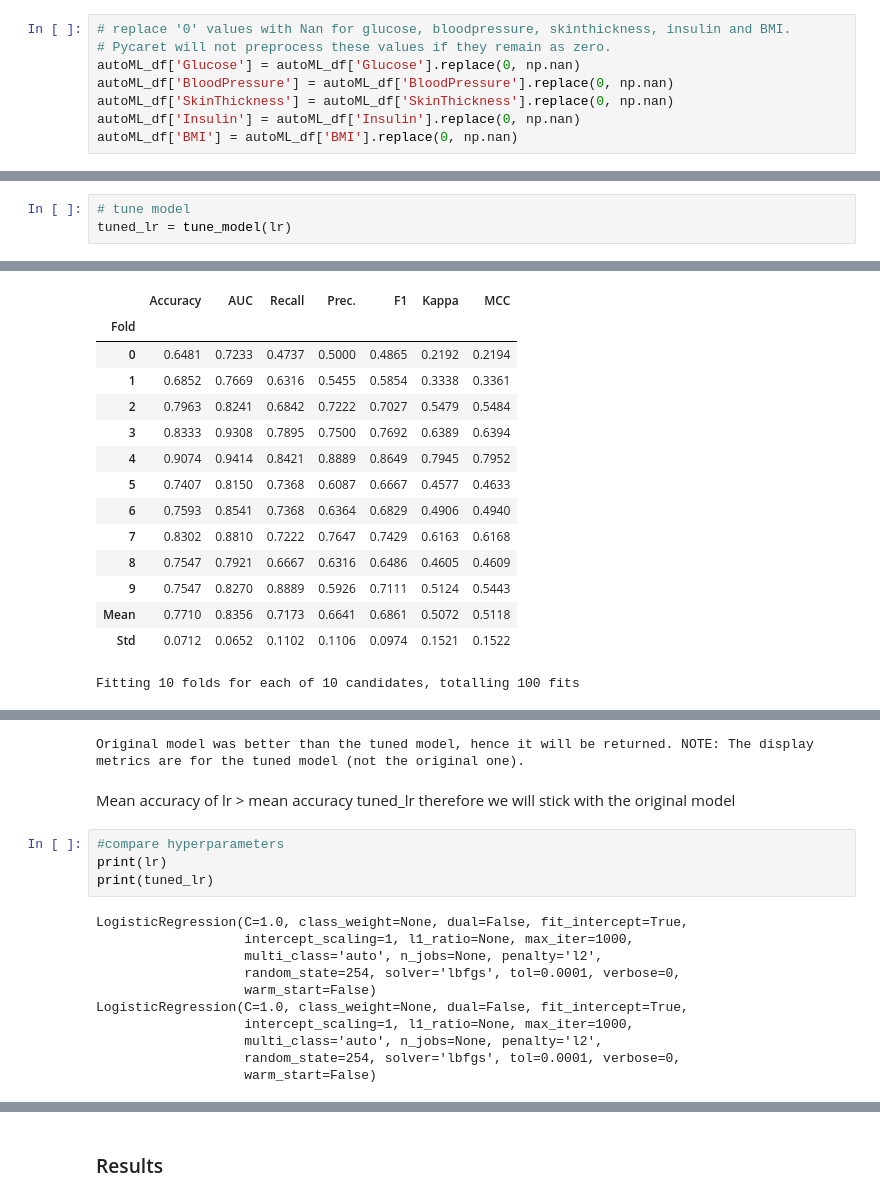
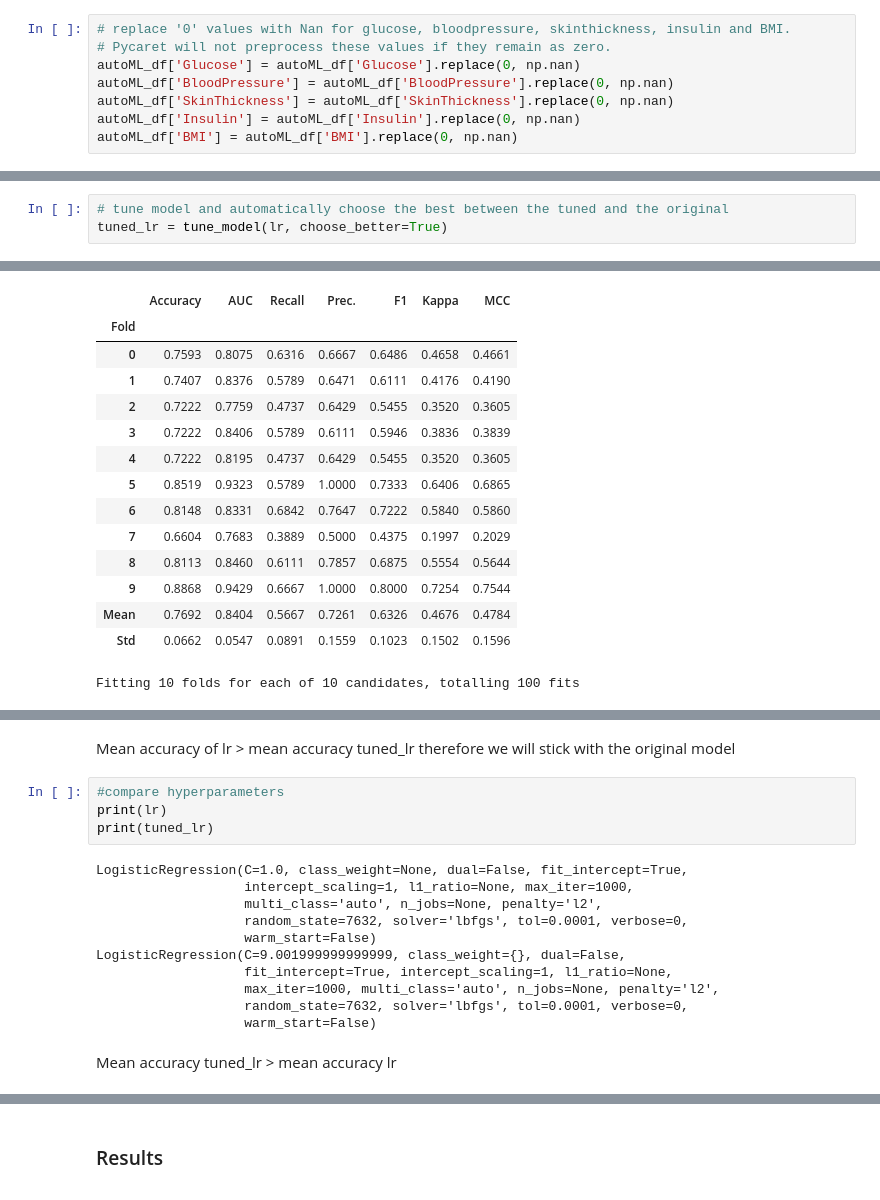
Before and after one commit to anderl23/Diabetes-Prediction-using-Maching-Learning-methods---Random-Forrest-and-AutoML---Louise-Anderson, a Jupyter notebook: ca4015_LouiseAnderson_assignment1.ipynb, the cells around one changed output, grey strips where cells are left out. Saved outputs shown, nothing was run; the diff lists cells and outputs as text.

```diff
--- a/ca4015_LouiseAnderson_assignment1.ipynb
+++ b/ca4015_LouiseAnderson_assignment1.ipynb
@@ -351,26 +379,25 @@ lr = create_model('lr')
 [interactive output not drawn]
 # %%
-# tune model
-tuned_lr = tune_model(lr)
+# tune model and automatically choose the best between the tuned and the original
+tuned_lr = tune_model(lr, choose_better=True)
 # %% [output]
 [interactive output not drawn]
 |  | Accuracy | AUC | Recall | Prec. | F1 | Kappa | MCC |
 | Fold |  |  |  |  |  |  |  |
-| 0 | 0.6481 | 0.7233 | 0.4737 | 0.5000 | 0.4865 | 0.2192 | 0.2194 |
-| 1 | 0.6852 | 0.7669 | 0.6316 | 0.5455 | 0.5854 | 0.3338 | 0.3361 |
-| 2 | 0.7963 | 0.8241 | 0.6842 | 0.7222 | 0.7027 | 0.5479 | 0.5484 |
-| 3 | 0.8333 | 0.9308 | 0.7895 | 0.7500 | 0.7692 | 0.6389 | 0.6394 |
-| 4 | 0.9074 | 0.9414 | 0.8421 | 0.8889 | 0.8649 | 0.7945 | 0.7952 |
-| 5 | 0.7407 | 0.8150 | 0.7368 | 0.6087 | 0.6667 | 0.4577 | 0.4633 |
-| 6 | 0.7593 | 0.8541 | 0.7368 | 0.6364 | 0.6829 | 0.4906 | 0.4940 |
-| 7 | 0.8302 | 0.8810 | 0.7222 | 0.7647 | 0.7429 | 0.6163 | 0.6168 |
-| 8 | 0.7547 | 0.7921 | 0.6667 | 0.6316 | 0.6486 | 0.4605 | 0.4609 |
-| 9 | 0.7547 | 0.8270 | 0.8889 | 0.5926 | 0.7111 | 0.5124 | 0.5443 |
-| Mean | 0.7710 | 0.8356 | 0.7173 | 0.6641 | 0.6861 | 0.5072 | 0.5118 |
-| Std | 0.0712 | 0.0652 | 0.1102 | 0.1106 | 0.0974 | 0.1521 | 0.1522 |
+| 0 | 0.7593 | 0.8075 | 0.6316 | 0.6667 | 0.6486 | 0.4658 | 0.4661 |
+| 1 | 0.7407 | 0.8376 | 0.5789 | 0.6471 | 0.6111 | 0.4176 | 0.4190 |
+| 2 | 0.7222 | 0.7759 | 0.4737 | 0.6429 | 0.5455 | 0.3520 | 0.3605 |
+| 3 | 0.7222 | 0.8406 | 0.5789 | 0.6111 | 0.5946 | 0.3836 | 0.3839 |
+| 4 | 0.7222 | 0.8195 | 0.4737 | 0.6429 | 0.5455 | 0.3520 | 0.3605 |
+| 5 | 0.8519 | 0.9323 | 0.5789 | 1.0000 | 0.7333 | 0.6406 | 0.6865 |
+| 6 | 0.8148 | 0.8331 | 0.6842 | 0.7647 | 0.7222 | 0.5840 | 0.5860 |
+| 7 | 0.6604 | 0.7683 | 0.3889 | 0.5000 | 0.4375 | 0.1997 | 0.2029 |
+| 8 | 0.8113 | 0.8460 | 0.6111 | 0.7857 | 0.6875 | 0.5554 | 0.5644 |
+| 9 | 0.8868 | 0.9429 | 0.6667 | 1.0000 | 0.8000 | 0.7254 | 0.7544 |
+| Mean | 0.7692 | 0.8404 | 0.5667 | 0.7261 | 0.6326 | 0.4676 | 0.4784 |
+| Std | 0.0662 | 0.0547 | 0.0891 | 0.1559 | 0.1023 | 0.1502 | 0.1596 |
 Fitting 10 folds for each of 10 candidates, totalling 100 fits
 [interactive output not drawn]
-Original model was better than the tuned model, hence it will be returned. NOTE: The display metrics are for the tuned model (not the original one).
 # %% [markdown]
 Mean accuracy of lr > mean accuracy tuned_lr therefore we will stick with the original model
 # %%
@@ -381,11 +408,13 @@ print(tuned_lr)
 LogisticRegression(C=1.0, class_weight=None, dual=False, fit_intercept=True,
                    intercept_scaling=1, l1_ratio=None, max_iter=1000,
                    multi_class='auto', n_jobs=None, penalty='l2',
-                   random_state=254, solver='lbfgs', tol=0.0001, verbose=0,
+                   random_state=7632, solver='lbfgs', tol=0.0001, verbose=0,
                    warm_start=False)
-LogisticRegression(C=1.0, class_weight=None, dual=False, fit_intercept=True,
-                   intercept_scaling=1, l1_ratio=None, max_iter=1000,
-                   multi_class='auto', n_jobs=None, penalty='l2',
-                   random_state=254, solver='lbfgs', tol=0.0001, verbose=0,
+LogisticRegression(C=9.001999999999999, class_weight={}, dual=False,
+                   fit_intercept=True, intercept_scaling=1, l1_ratio=None,
+                   max_iter=1000, multi_class='auto', n_jobs=None, penalty='l2',
+                   random_state=7632, solver='lbfgs', tol=0.0001, verbose=0,
                    warm_start=False)
+# %% [markdown]
+Mean accuracy tuned_lr > mean accuracy lr
 # %%
```
Also changed, not shown: parts of 18 cells of this notebook.
